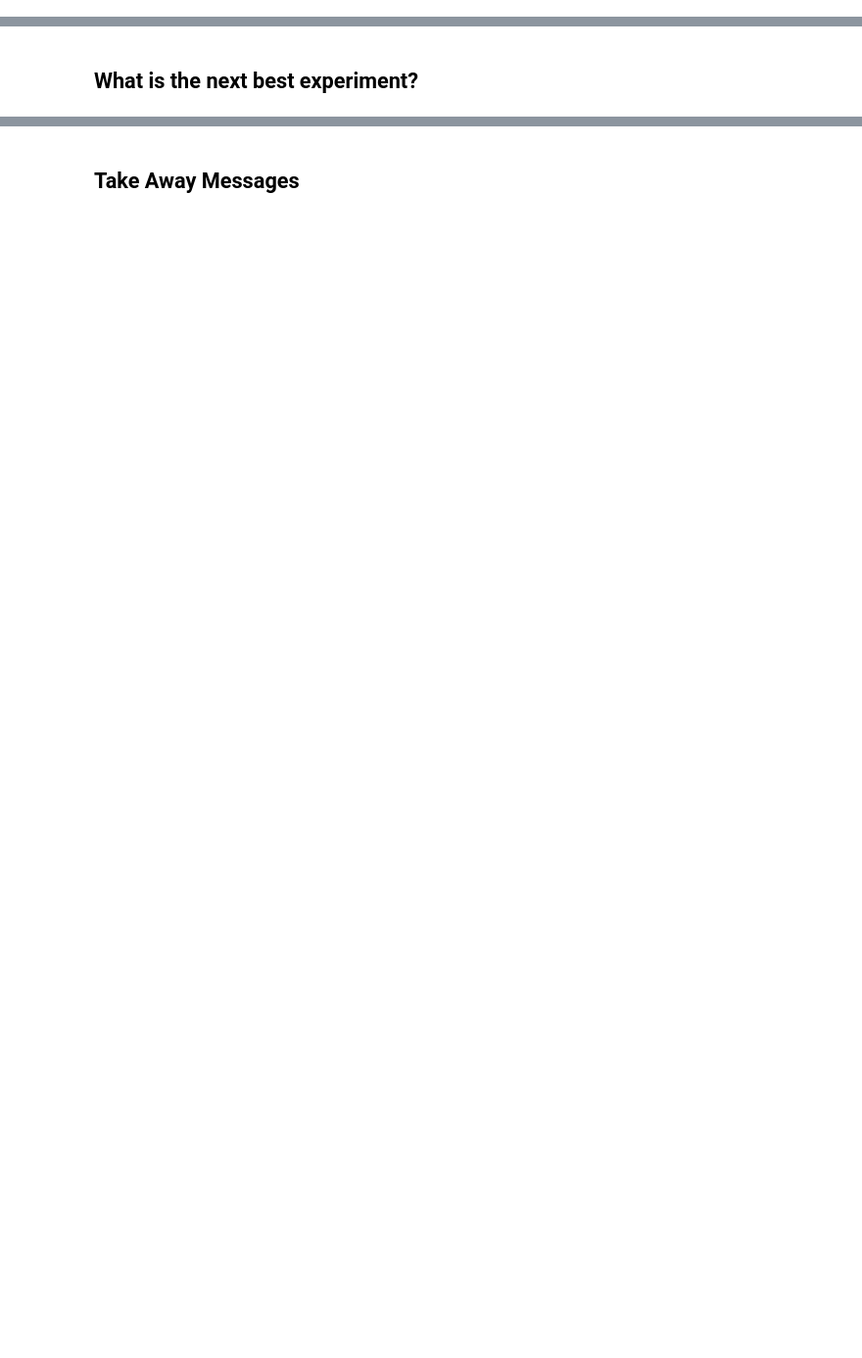
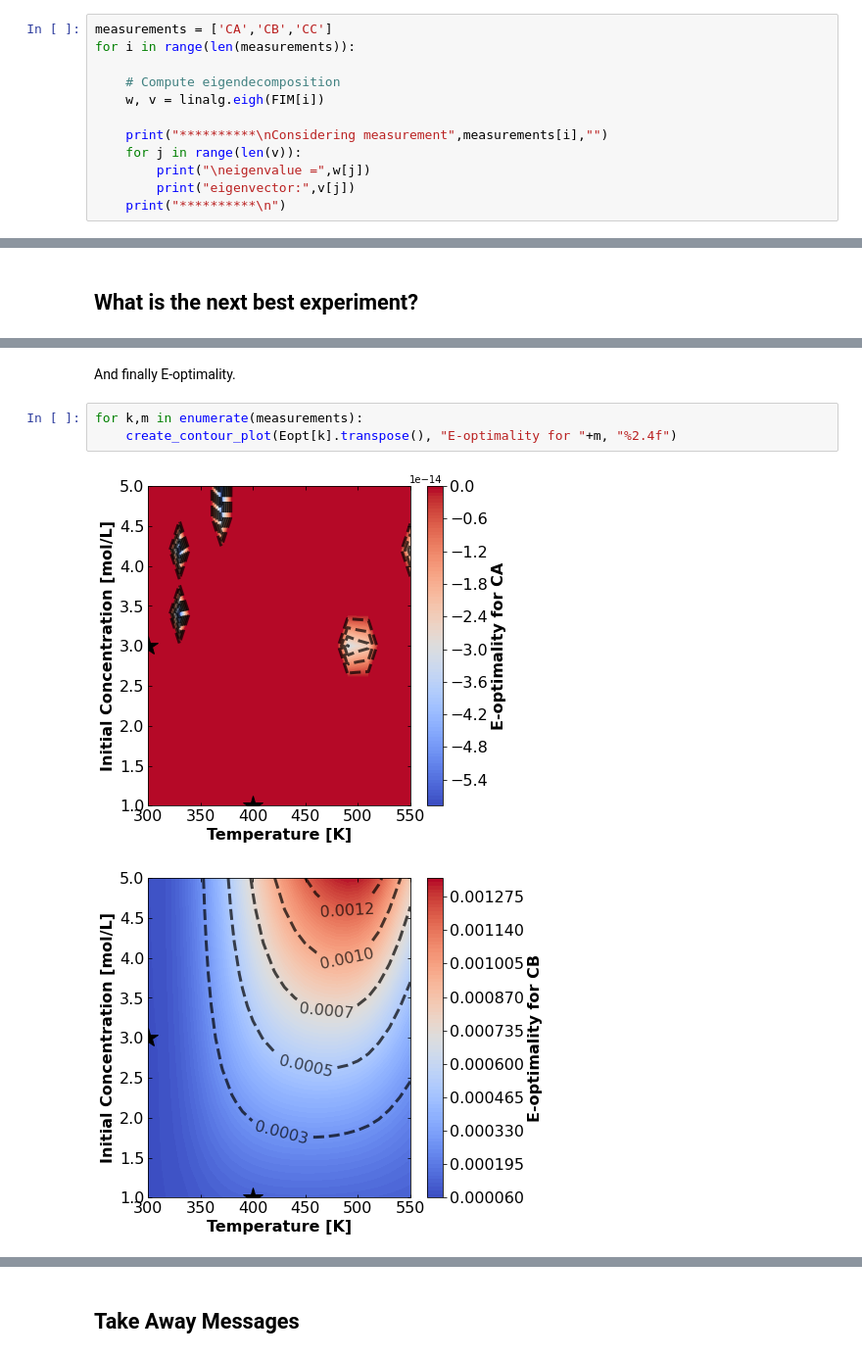
Before and after one commit to ndcbe/data-and-computing, a Jupyter notebook: notebooks/16-dev/Reaction-MBDoE.ipynb, the cells around one changed output, grey strips where cells are left out. Shown at 98% size. Drawn from its saved outputs; the diff is of its cells as text; blank space fills up the shorter version.

```diff
--- a/notebooks/16-dev/Reaction-MBDoE.ipynb
+++ b/notebooks/16-dev/Reaction-MBDoE.ipynb
@@ -568,0 +615,12 @@ print("FIM for CA
+# %%
+measurements = ['CA','CB','CC']
+for i in range(len(measurements)):
+
+    # Compute eigendecomposition
+    w, v = linalg.eigh(FIM[i])
+
+    print("**********\nConsidering measurement",measurements[i],"")
+    for j in range(len(v)):
+        print("\neigenvalue =",w[j])
+        print("eigenvector:",v[j])
+    print("**********\n")
@@ -572,0 +838,8 @@ print("FIM for CA
+# %% [markdown]
+And finally E-optimality.
+# %%
+for k,m in enumerate(measurements):
+    create_contour_plot(Eopt[k].transpose(), "E-optimality for "+m, "%2.4f")
+# %% [output]
+[figure, added]
+[figure, added]
```
Also changed, not shown: parts of 61 cells of this notebook.
